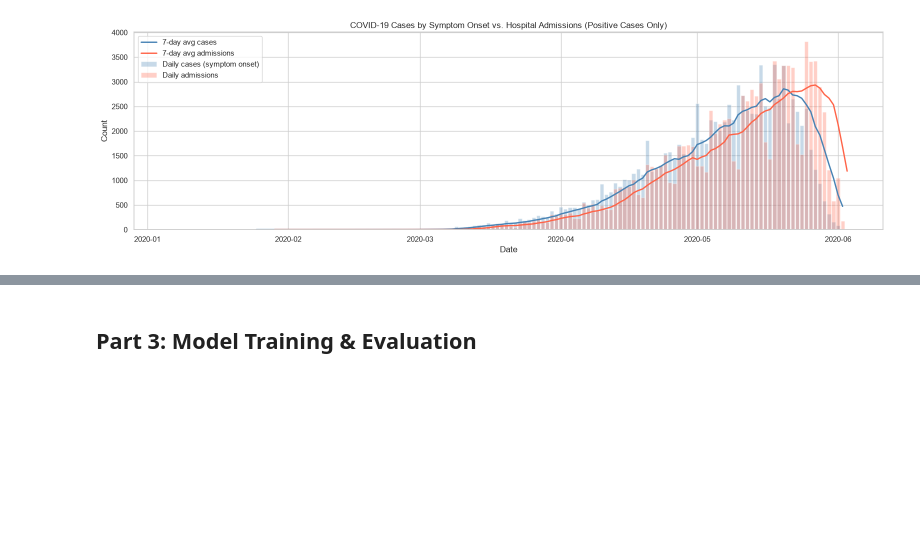
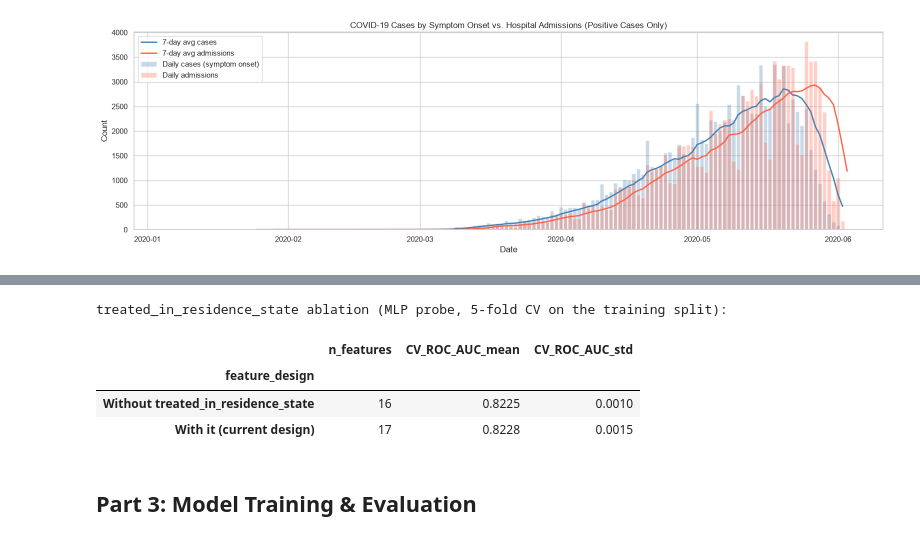
Before and after one commit to dfd0430/ml, a Jupyter notebook: project_notebook_v3.ipynb, the cells around one changed output, grey strips where cells are left out. Saved outputs shown, nothing was run; the diff lists cells and outputs as text; code cells hidden in the pictures; blank space fills up the shorter version.

```diff
--- a/project_notebook_v3.ipynb
+++ b/project_notebook_v3.ipynb
@@ -512,3 +554,33 @@ plt.show()
+# %%
+# Reuses the train split (X_tr, y_tr), MLP probe (make_probe) and CV (cv_abl) from the cell above.
+base_binary = [c for c in binary_features if c != 'treated_in_residence_state']
+variants_trs = {
+    'Without treated_in_residence_state': (numeric_features, base_binary, categorical_features),
+    'With it (current design)':           (numeric_features, binary_features, categorical_features),
+}
+
+rows = []
+for name, (num, binf, catf) in variants_trs.items():
+    prep = ColumnTransformer([
+        ('num', StandardScaler(), num),
+        ('bin', 'passthrough', binf),
+        ('cat', OneHotEncoder(handle_unknown='ignore', sparse_output=False), catf),
+    ])
+    pipe = Pipeline([('prep', prep), ('clf', make_probe())])
+    scores = cross_val_score(pipe, X_tr[num + binf + catf], y_tr,
+                             cv=cv_abl, scoring='roc_auc', n_jobs=-1)
+    rows.append({'feature_design': name, 'n_features': len(num + binf + catf),
+                 'CV_ROC_AUC_mean': scores.mean(), 'CV_ROC_AUC_std': scores.std()})
+
+ablation_trs = pd.DataFrame(rows).set_index('feature_design').round(4)
+print("treated_in_residence_state ablation (MLP probe, 5-fold CV on the training split):")
+display(ablation_trs)
+# %% [output]
+treated_in_residence_state ablation (MLP probe, 5-fold CV on the training split):
+|  | n_features | CV_ROC_AUC_mean | CV_ROC_AUC_std |
+| feature_design |  |  |  |
+| Without treated_in_residence_state | 16 | 0.8225 | 0.0010 |
+| With it (current design) | 17 | 0.8228 | 0.0015 |
 # %% [markdown]
 ## Part 3: Model Training & Evaluation
 # %% [markdown]
```
Also changed, not shown: parts of 2 cells of this notebook.
